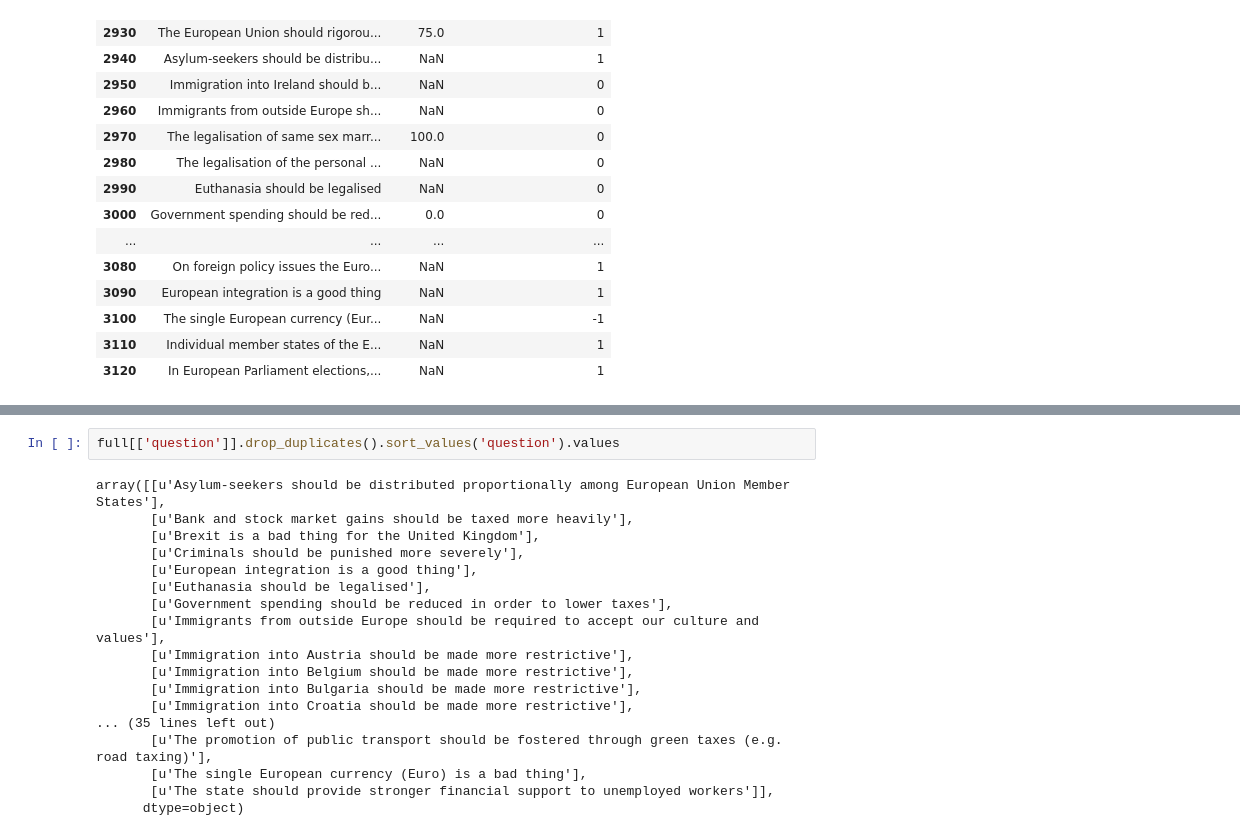
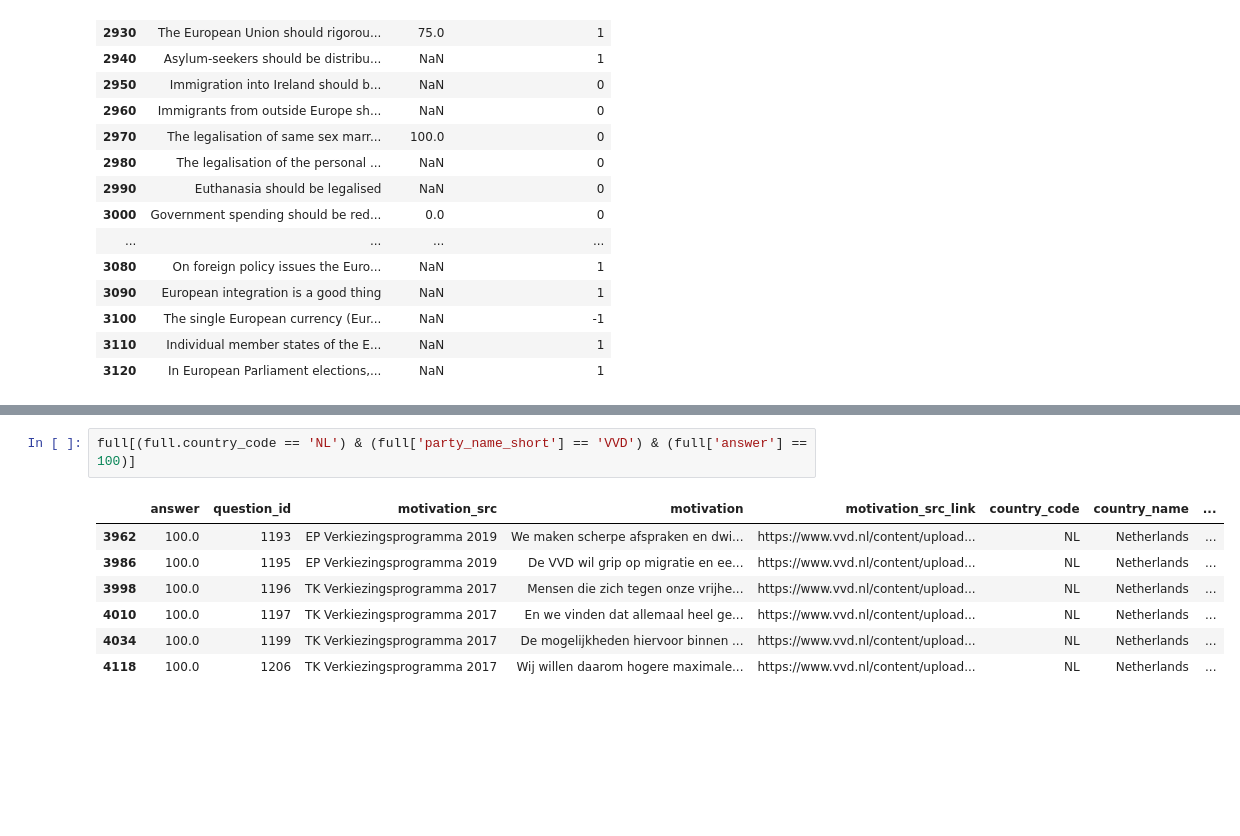
Before and after one commit to janwillemtulp/vote-eu, a Jupyter notebook: prep/prep.ipynb, the cells around one changed output, grey strips where cells are left out. Cells and saved outputs as stored; diff of their text form; blank space fills up the shorter version.

```diff
--- a/prep/prep.ipynb
+++ b/prep/prep.ipynb
@@ -164,20 +143,10 @@ full[['country_name', 'party_id']].drop_duplicates().groupby('country_name').cou
-# %%
-full[['question']].drop_duplicates().sort_values('question').values
-# %% [output]
-array([[u'Asylum-seekers should be distributed proportionally among European Union Member States'],
-       [u'Bank and stock market gains should be taxed more heavily'],
-       [u'Brexit is a bad thing for the United Kingdom'],
-       [u'Criminals should be punished more severely'],
-       [u'European integration is a good thing'],
-       [u'Euthanasia should be legalised'],
-       [u'Government spending should be reduced in order to lower taxes'],
-       [u'Immigrants from outside Europe should be required to accept our culture and values'],
-       [u'Immigration into Austria should be made more restrictive'],
-       [u'Immigration into Belgium should be made more restrictive'],
-       [u'Immigration into Bulgaria should be made more restrictive'],
-       [u'Immigration into Croatia should be made more restrictive'],
-... (35 lines left out)
-       [u'The promotion of public transport should be fostered through green taxes (e.g. road taxing)'],
-       [u'The single European currency (Euro) is a bad thing'],
-       [u'The state should provide stronger financial support to unemployed workers']],
-      dtype=object)
+# %%
+full[(full.country_code == 'NL') & (full['party_name_short'] == 'VVD') & (full['answer'] == 100)]
+# %% [output]
+|  | answer | question_id | motivation_src | motivation | motivation_src_link | country_code | country_name | ... |
+| 3962 | 100.0 | 1193 | EP Verkiezingsprogramma 2019 | We maken scherpe afspraken en dwi... | https://www.vvd.nl/content/upload... | NL | Netherlands | ... |
+| 3986 | 100.0 | 1195 | EP Verkiezingsprogramma 2019 | De VVD wil grip op migratie en ee... | https://www.vvd.nl/content/upload... | NL | Netherlands | ... |
+| 3998 | 100.0 | 1196 | TK Verkiezingsprogramma 2017 | Mensen die zich tegen onze vrijhe... | https://www.vvd.nl/content/upload... | NL | Netherlands | ... |
+| 4010 | 100.0 | 1197 | TK Verkiezingsprogramma 2017 | En we vinden dat allemaal heel ge... | https://www.vvd.nl/content/upload... | NL | Netherlands | ... |
+| 4034 | 100.0 | 1199 | TK Verkiezingsprogramma 2017 | De mogelijkheden hiervoor binnen ... | https://www.vvd.nl/content/upload... | NL | Netherlands | ... |
+| 4118 | 100.0 | 1206 | TK Verkiezingsprogramma 2017 | Wij willen daarom hogere maximale... | https://www.vvd.nl/content/upload... | NL | Netherlands | ... |
```
Also changed, not shown: parts of 2 cells of this notebook, 6 other files.
